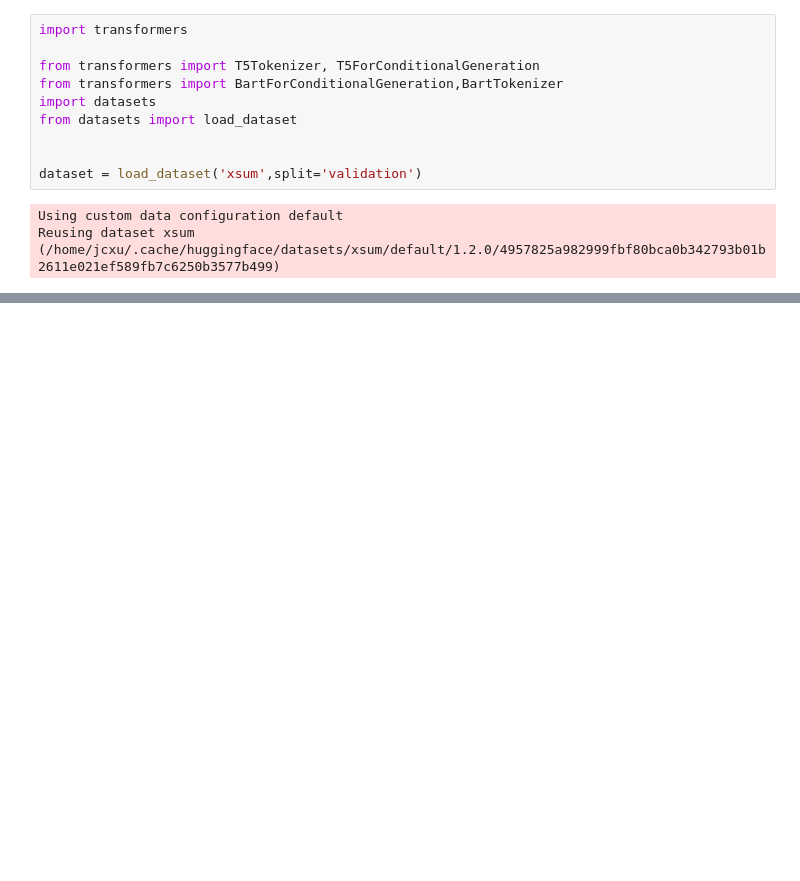
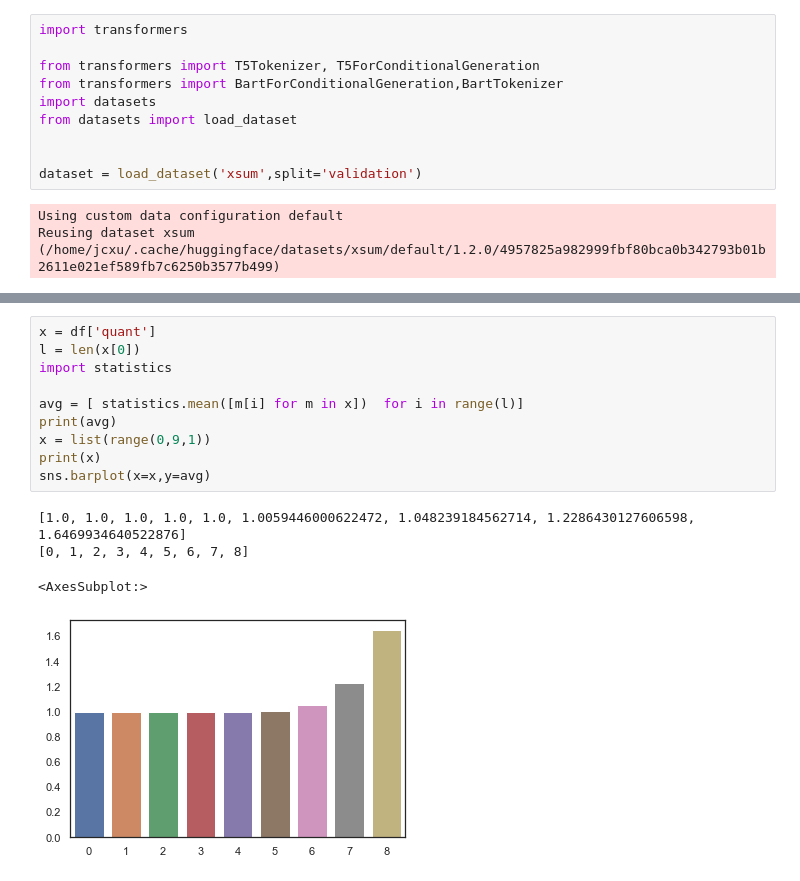
Before and after one commit to jiacheng-xu/lattice-generation, a Jupyter notebook: notebooks/model_score.ipynb, the cells around one changed output, grey strips where cells are left out. Cells and saved outputs as stored; diff of their text form; blank space fills up the shorter version.

```diff
--- a/notebooks/model_score.ipynb
+++ b/notebooks/model_score.ipynb
@@ -70,0 +71,15 @@ g.plot_marginals(sns.rugplot, height=1, color="g", alpha=.6)
+# %%
+x = df['quant']
+l = len(x[0])
+import statistics
+
+avg = [ statistics.mean([m[i] for m in x])  for i in range(l)]
+print(avg)
+x = list(range(0,9,1))
+print(x)
+sns.barplot(x=x,y=avg)
+# %% [output]
+[1.0, 1.0, 1.0, 1.0, 1.0, 1.0059446000622472, 1.048239184562714, 1.2286430127606598, 1.6469934640522876]
+[0, 1, 2, 3, 4, 5, 6, 7, 8]
+<AxesSubplot:>
+[figure, added]
```
Also changed, not shown: parts of 3 cells of this notebook, 3 other files.
